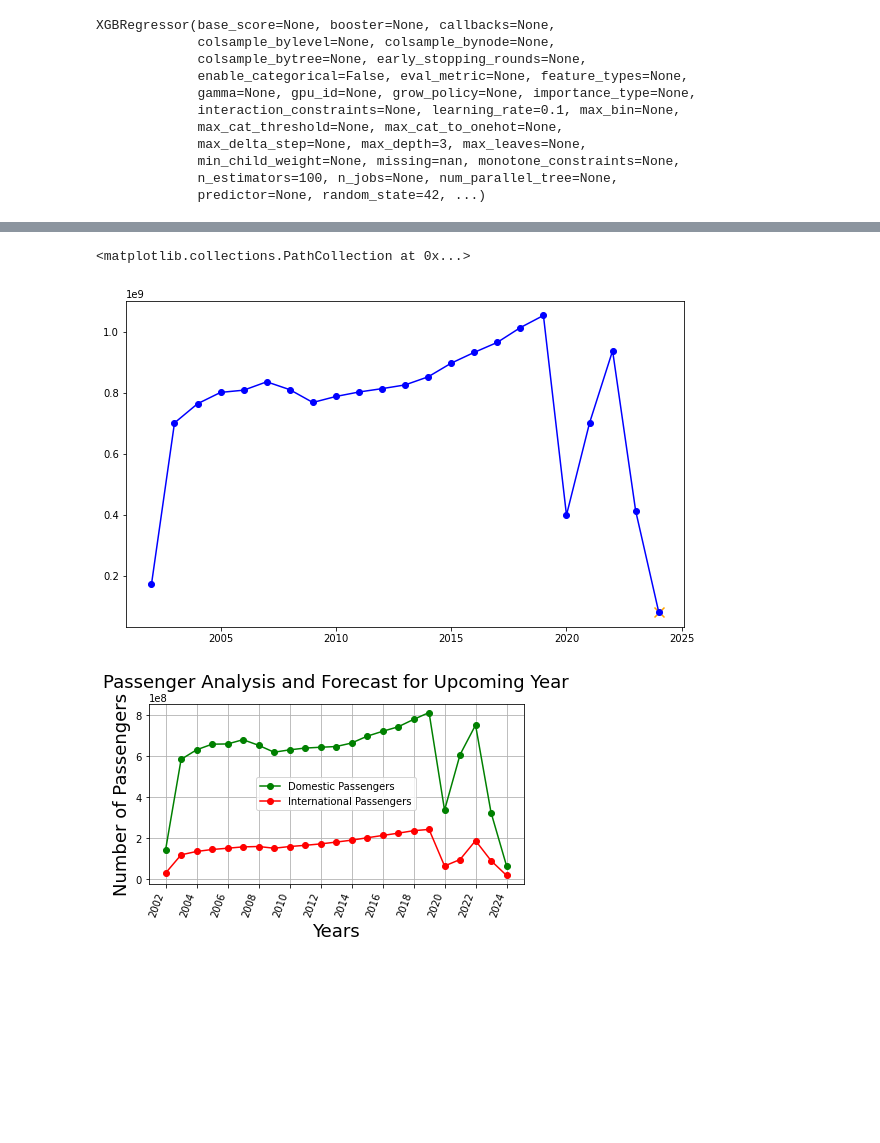
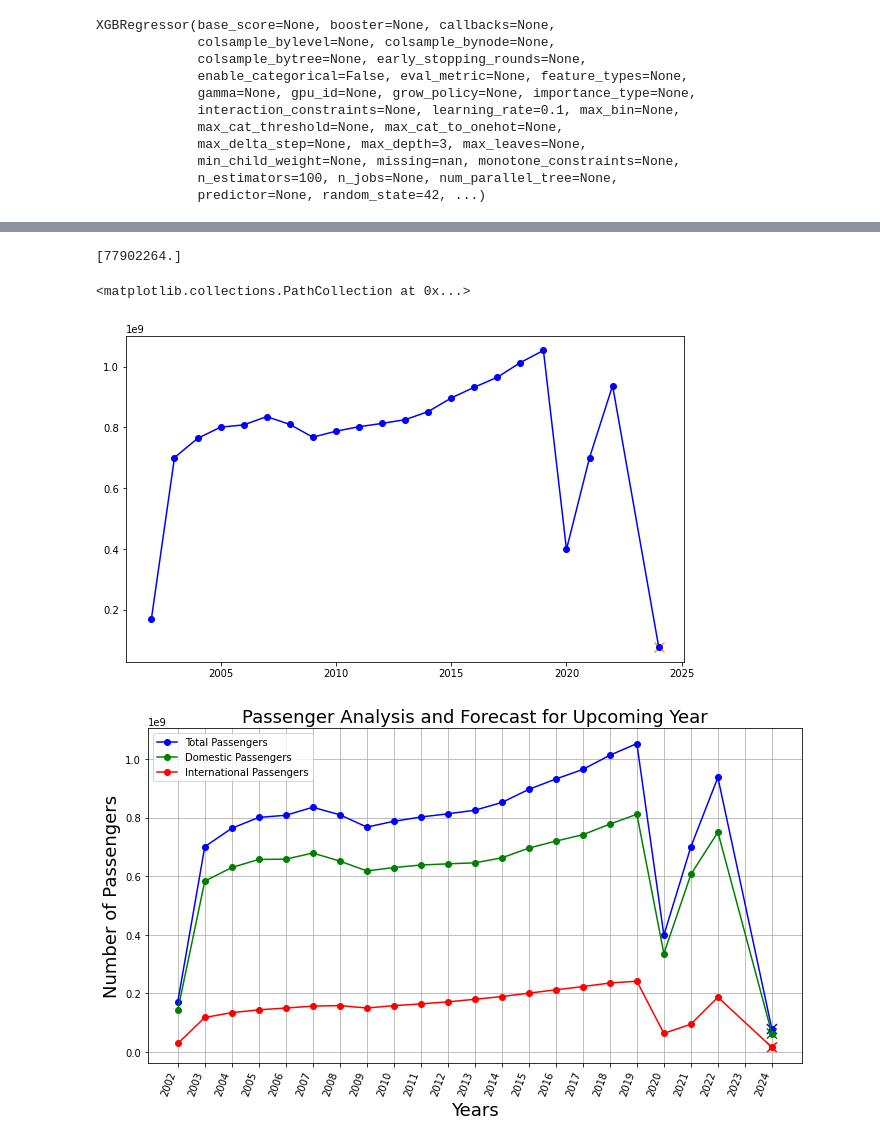
Before and after one commit to Zaiddc/Air-Travel-Occupancy-Analysis-and-Forecasting, a Jupyter notebook: main.ipynb, the cells around one changed output, grey strips where cells are left out. Saved outputs shown, nothing was run; the diff lists cells and outputs as text; code cells hidden in the pictures; blank space fills up the shorter version.

Commit message:
Further Data Visualization and added another dataset
The Dataset is called 'Passengers_without_2023 to predict the next year and visualize the result accurately

```diff
--- a/main.ipynb
+++ b/main.ipynb
@@ -7,7 +7,7 @@ import xgboost as xgb
 from sklearn.model_selection import train_test_split
 from sklearn.metrics import mean_absolute_error
 # %%
-df = pd.read_csv('Passengers.csv', usecols = ['Year','Month','DOMESTIC','INTERNATIONAL','TOTAL'])
+df = pd.read_csv('Passengers_without_2023.csv', usecols = ['Year','Month','DOMESTIC','INTERNATIONAL','TOTAL'])
 df.head()
 # %% [output]
 |  | Year | Month | DOMESTIC | INTERNATIONAL | TOTAL |
@@ -178,6 +182,11 @@ next_year_data = pd.DataFrame({'Year': [next_year]})
 next_year_prediction_domestic = model_domestic.predict(next_year_data)
 next_year_prediction_international = model_international.predict(next_year_data)
 next_year_prediction_total = model_total.predict(next_year_data)
+# %%
+next_year_prediction_total = model_total.predict(next_year_data)
+print(next_year_prediction_total)
+# %% [output]
+[77902264.]
 # %%
 x_extended = np.append(x, next_year)
 # %%
@@ -192,25 +201,23 @@ plt.plot(x_extended, total_extended, color='b', label='Total Passengers', marker
 plt.scatter(next_year, next_year_prediction_total, color='orange', marker='x', s=100, label='Predicted Total Passengers (Next Year)')
 # %% [output]
 <matplotlib.collections.PathCollection at 0x...>
-[figure, old version]
+[figure, new version]
 # %%
-# Create line plots for 'DOMESTIC' and 'INTERNATIONAL' passengers with predicted values for the upcoming year
+plt.figure(figsize=(10, 6))
+plt.plot(x_extended, total_extended, color='b', label='Total Passengers', marker='o')
 plt.plot(x_extended, domestic_extended, marker='o', color='g', label='Domestic Passengers')
 plt.plot(x_extended, international_extended, marker='o', color='r', label='International Passengers')
 
 plt.xlabel('Years', fontsize=18)
 plt.ylabel('Number of Passengers', fontsize=18)
 plt.title('Passenger Analysis and Forecast for Upcoming Year', fontsize=18)
-plt.legend()  # Show legend for different lines
-
-# Set custom x-axis ticks with 2-year intervals
-plt.xticks(np.arange(min(x), max(x_extended) + 1, step=2))
-
-plt.xticks(rotation=70, ha='right')
+plt.legend()
+plt.xticks(np.arange(min(x), max(x_extended) + 1, step=1), rotation=70, ha='right')  # Tick for every year
+plt.scatter([next_year] * 3, [next_year_prediction_domestic, next_year_prediction_international, next_year_prediction_total], color=['g', 'r', 'b'], marker='x', s=100, label='Predicted Values (Next Year)')
 plt.grid(True)
 plt.tight_layout()
 
 # Show the plot
 plt.show()
 # %% [output]
-[figure, old version]
+[figure, new version]
```
Also changed, not shown: parts of 10 cells of this notebook, 1 other file.
